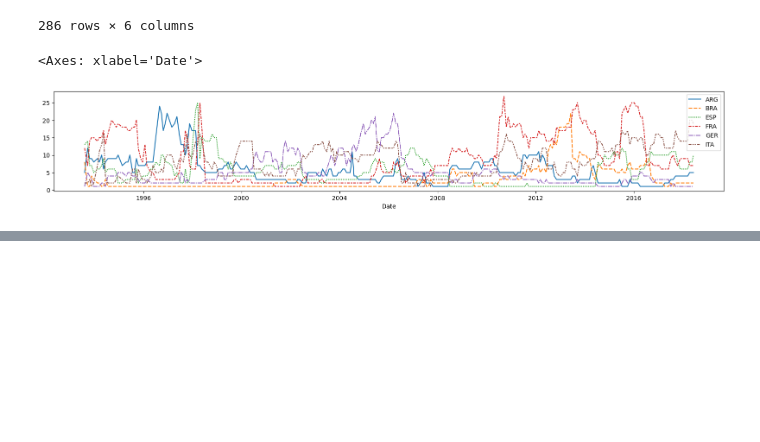
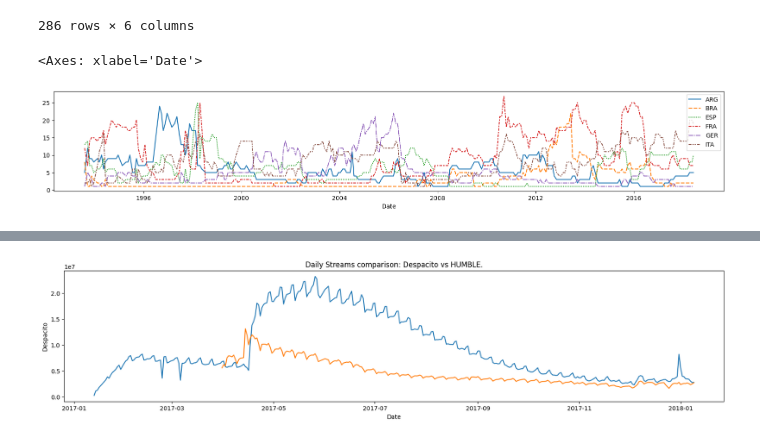
Before and after one commit to sandeshshrestha-git/ds-sprint, a Jupyter notebook: Visualization/kagglevis.ipynb, the cells around one changed output, grey strips where cells are left out. Cells and saved outputs as stored; diff of their text form; code cells hidden in the pictures; blank space fills up the shorter version.

```diff
--- a/Visualization/kagglevis.ipynb
+++ b/Visualization/kagglevis.ipynb
@@ -40,0 +124,14 @@ sns.lineplot(data=fifa_data)
+# %%
+#plotting subsets i.e specific columns)
+
+plt.figure(figsize=(20, 4))
+
+plt.title("Daily Streams comparison: Despacito vs HUMBLE.")
+
+sns.lineplot(data = spotify_data['Despacito'] )
+sns.lineplot(data = spotify_data['HUMBLE.'])
+
+plt.xlabel = "Date"
+plt.ylabel = "Daily Streams per (metric)" #here ylabel doesn't work bc the plot was already created before this line was entered
+# %% [output]
+[figure, added]
```
Also changed, not shown: parts of 41 cells of this notebook.
